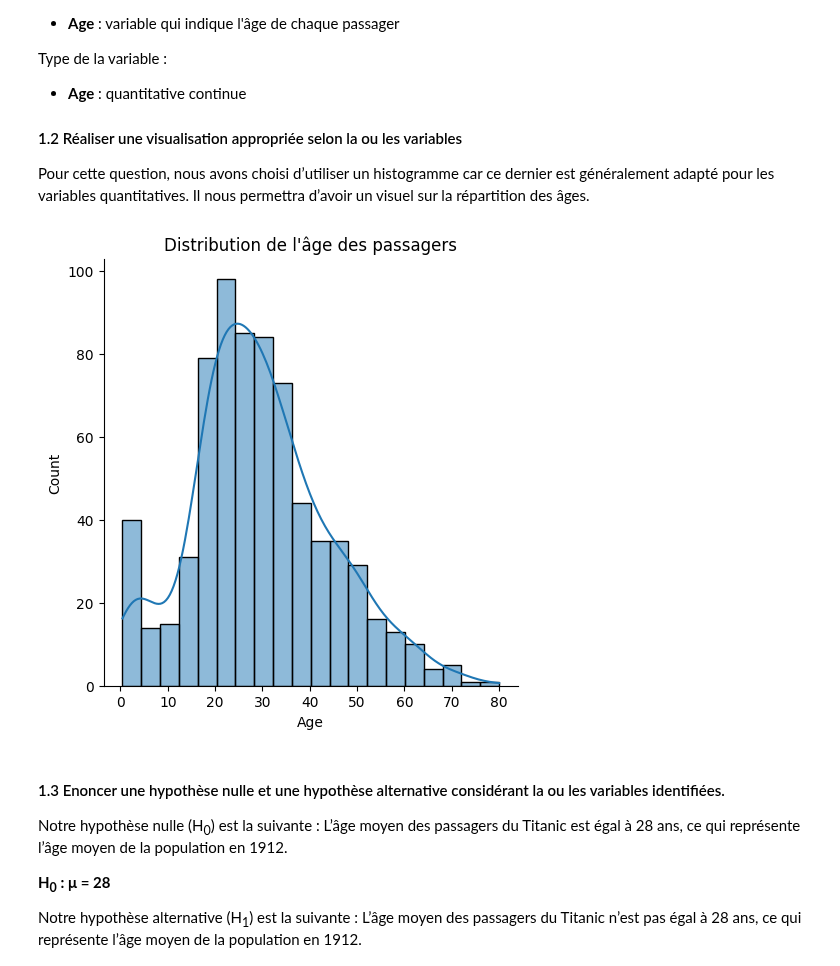
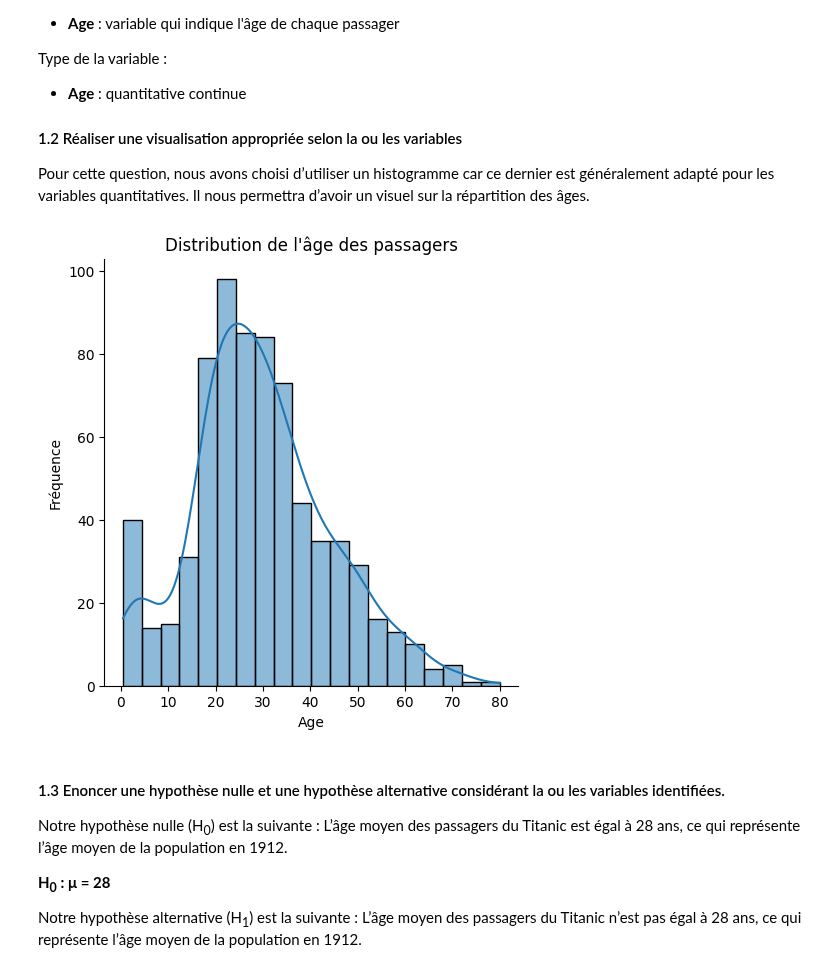
Before and after one commit to briandasilvac/AnalyseDonneesBrianCarlota, a Jupyter notebook: Projet.ipynb, the cells around one changed output. Cells and saved outputs as stored; diff of their text form; code cells hidden in the pictures.

```diff
--- a/Projet.ipynb
+++ b/Projet.ipynb
@@ -121,14 +121,15 @@ Pour cette question, nous avons choisi d’utiliser un histogramme car ce dernie
 # %%
 # Histogramme de l'âge des passagers
 sns.displot(
     data=data_clean,
     x="Age",
     kde=True # courbe d'estimation
 )
+plt.ylabel('Fréquence')
 plt.title('Distribution de l\'âge des passagers')
 plt.show()
 # %% [output]
-[figure, old version]
+[figure, new version]
 # %% [markdown]
 #### 1.3 Enoncer une hypothèse nulle et une hypothèse alternative considérant la ou les variables identifiées.
 Notre hypothèse nulle (H<sub>0</sub>) est la suivante : L’âge moyen des passagers du Titanic est égal à 28 ans, ce qui représente l’âge moyen de la population en 1912.
```
